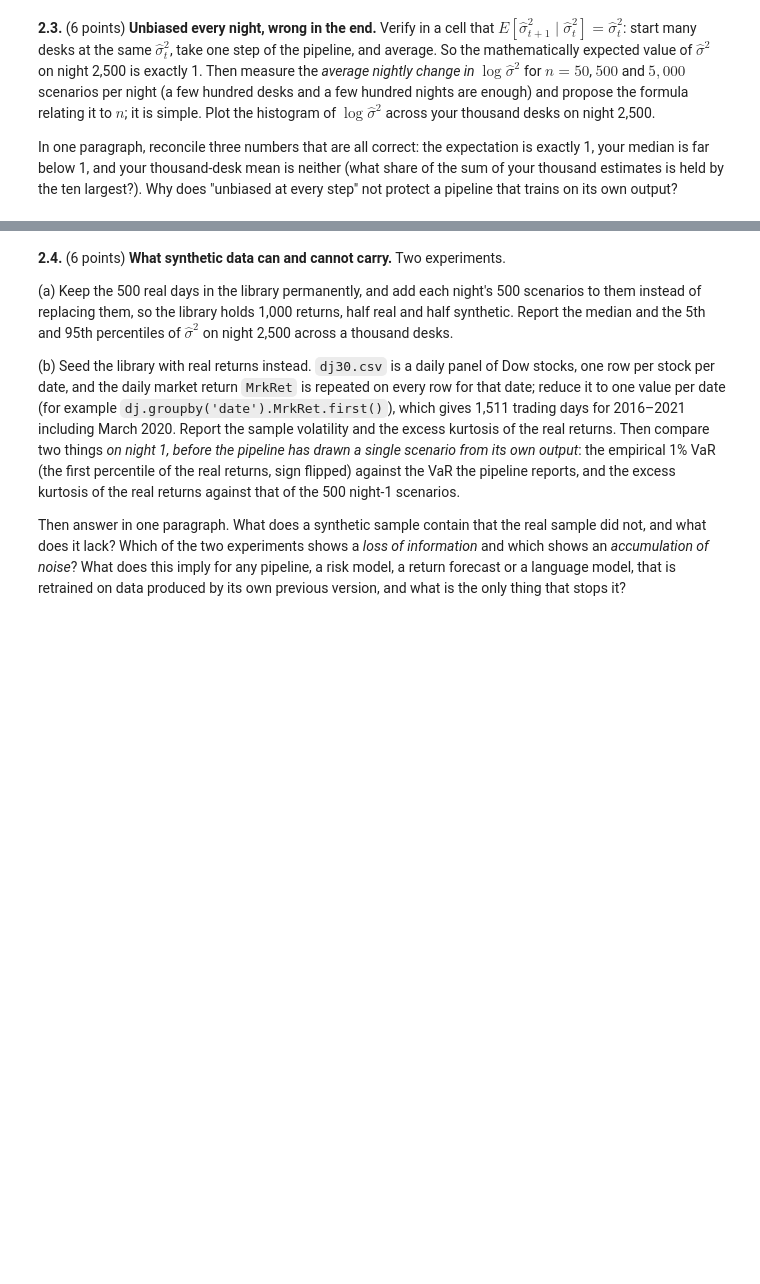
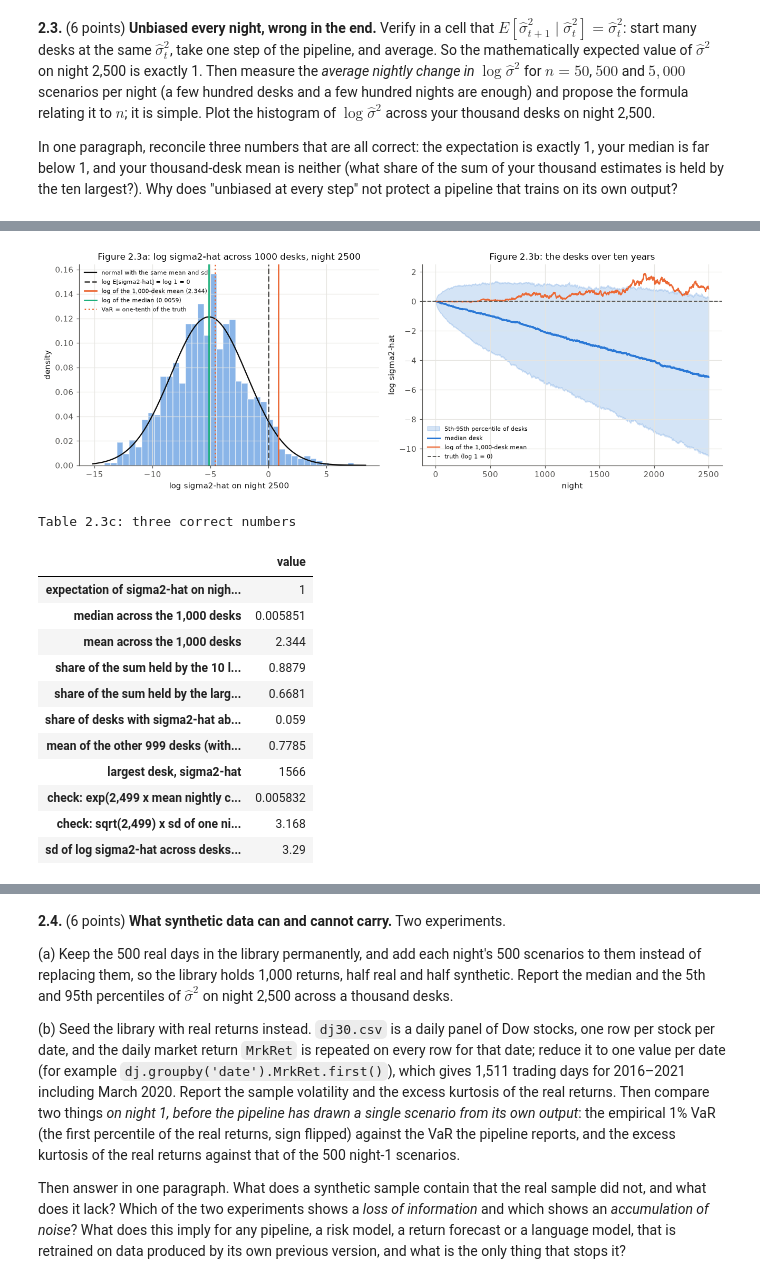
Before and after one commit to Teknado/UChicago, a Jupyter notebook: Final_Autumn_2026-1.ipynb, the cells around one changed output, grey strips where cells are left out. Saved outputs shown, nothing was run; the diff lists cells and outputs as text; code cells hidden in the pictures; blank space fills up the shorter version.

```diff
--- a/Final_Autumn_2026-1.ipynb
+++ b/Final_Autumn_2026-1.ipynb
@@ -580,0 +771,61 @@ pipeline that trains on its own output?
+# %%
+# Figure 2.3: the night-2,500 cross-section on the log scale (left) and how it got there (right)
+x_T = logS2[-1]
+fig, (ax1, ax2) = plt.subplots(1, 2, figsize=(12, 4.4))
+ax1.hist(x_T, bins=40, density=True, color=C_BLUE, alpha=0.55, edgecolor='white')
+grid = np.linspace(x_T.min() - 1, x_T.max() + 1, 300)
+ax1.plot(grid, stats.norm.pdf(grid, x_T.mean(), x_T.std(ddof=1)), color=C_INK, linewidth=1.5, label='normal with the same mean and sd')
+for val, col, ls, lab in [(0.0, C_GREY, '--', 'log E[sigma2-hat] = log 1 = 0'),
+                          (np.log(S2_T.mean()), C_ORANGE, '-', f'log of the 1,000-desk mean ({S2_T.mean():.3f})'),
+                          (np.log(np.median(S2_T)), C_AQUA, '-', f'log of the median ({np.median(S2_T):.4f})'),
+                          (np.log(0.01), C_ORANGE, ':', 'VaR = one-tenth of the truth')]:
+    ax1.axvline(val, color=col, linestyle=ls, linewidth=1.8, label=lab)
+ax1.set_xlabel(f'log sigma2-hat on night {NIGHTS}')
+ax1.set_ylabel('density')
+ax1.set_title(f'Figure 2.3a: log sigma2-hat across {N_DESKS} desks, night {NIGHTS}')
+ax1.legend(fontsize=7.5, loc='upper left')
+
+q = np.percentile(logS2, [5, 50, 95], axis=1)
+ax2.fill_between(nights, q[0], q[2], color=C_BLUE, alpha=0.2, label='5th-95th percentile of desks')
+ax2.plot(nights, q[1], color=C_BLUE, label='median desk')
+ax2.plot(nights, np.log(np.exp(logS2).mean(axis=1)), color=C_ORANGE, linewidth=1.5, label='log of the 1,000-desk mean')
+ax2.axhline(0, color=C_GREY, linestyle='--', linewidth=1.2, label='truth (log 1 = 0)')
+ax2.set_xlabel('night')
+ax2.set_ylabel('log sigma2-hat')
+ax2.set_title('Figure 2.3b: the desks over ten years')
+ax2.legend(fontsize=7.5, loc='lower left')
+plt.tight_layout()
+plt.show()
+
+# Reconciling the three numbers
+srt = np.sort(S2_T)[::-1]
+drift_500 = tab23b.loc['n = 500 (the 2.2 run)', 'mean nightly change in log sigma2']
+sd_inc = tab23b.loc['n = 500 (the 2.2 run)', "sd of one night's change"]
+tab23c = pd.Series({
+    'expectation of sigma2-hat on night 2,500 (exact, from the one-step property)': 1.0,
+    'median across the 1,000 desks': np.median(S2_T),
+    'mean across the 1,000 desks': S2_T.mean(),
+    'share of the sum held by the 10 largest desks': srt[:10].sum() / srt.sum(),
+    'share of the sum held by the largest desk': srt[0] / srt.sum(),
+    'share of desks with sigma2-hat above 1': (S2_T > 1).mean(),
+    'mean of the other 999 desks (without the largest)': srt[1:].mean(),
+    'largest desk, sigma2-hat': srt[0],
+    'check: exp(2,499 x mean nightly change), vs the median': np.exp((NIGHTS - 1) * drift_500),
+    'check: sqrt(2,499) x sd of one night\'s change, vs sd of log sigma2-hat': np.sqrt(NIGHTS - 1) * sd_inc,
+    'sd of log sigma2-hat across desks on night 2,500': x_T.std(ddof=1)}, name='value')
+display(tab23c.to_frame().style.format('{:.4g}').set_caption('Table 2.3c: three correct numbers'))
+# %% [output]
+[figure, added]
+Table 2.3c: three correct numbers
+|  | value |
+| expectation of sigma2-hat on nigh... | 1 |
+| median across the 1,000 desks | 0.005851 |
+| mean across the 1,000 desks | 2.344 |
+| share of the sum held by the 10 l... | 0.8879 |
+| share of the sum held by the larg... | 0.6681 |
+| share of desks with sigma2-hat ab... | 0.059 |
+| mean of the other 999 desks (with... | 0.7785 |
+| largest desk, sigma2-hat | 1566 |
+| check: exp(2,499 x mean nightly c... | 0.005832 |
+| check: sqrt(2,499) x sd of one ni... | 3.168 |
+| sd of log sigma2-hat across desks... | 3.29 |
```
Also changed, not shown: parts of 18 cells of this notebook, 1 other file.
